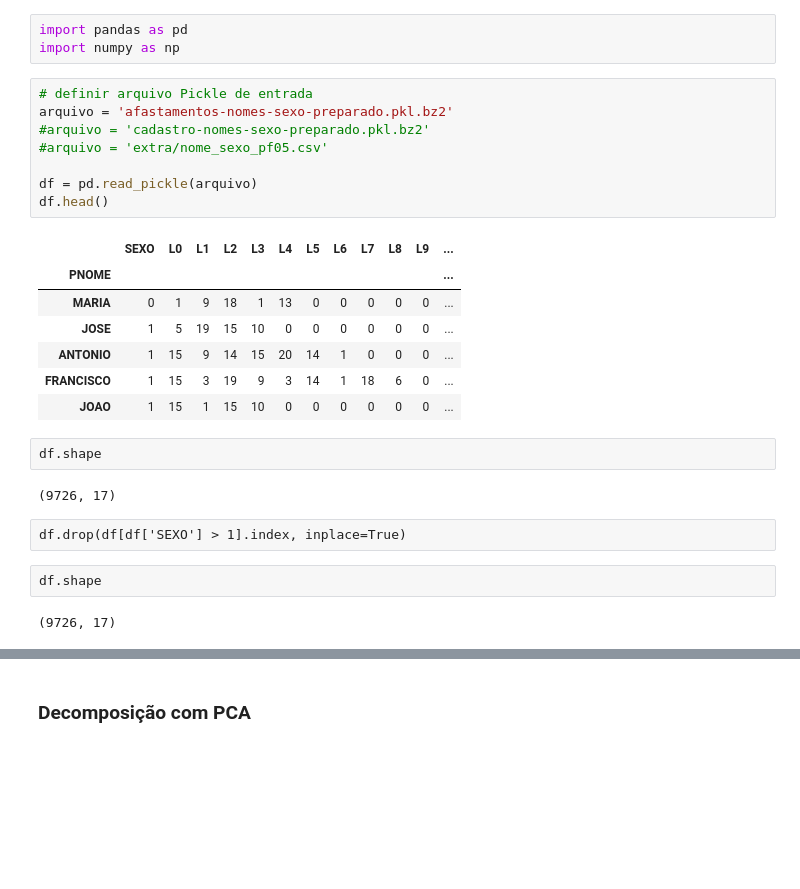
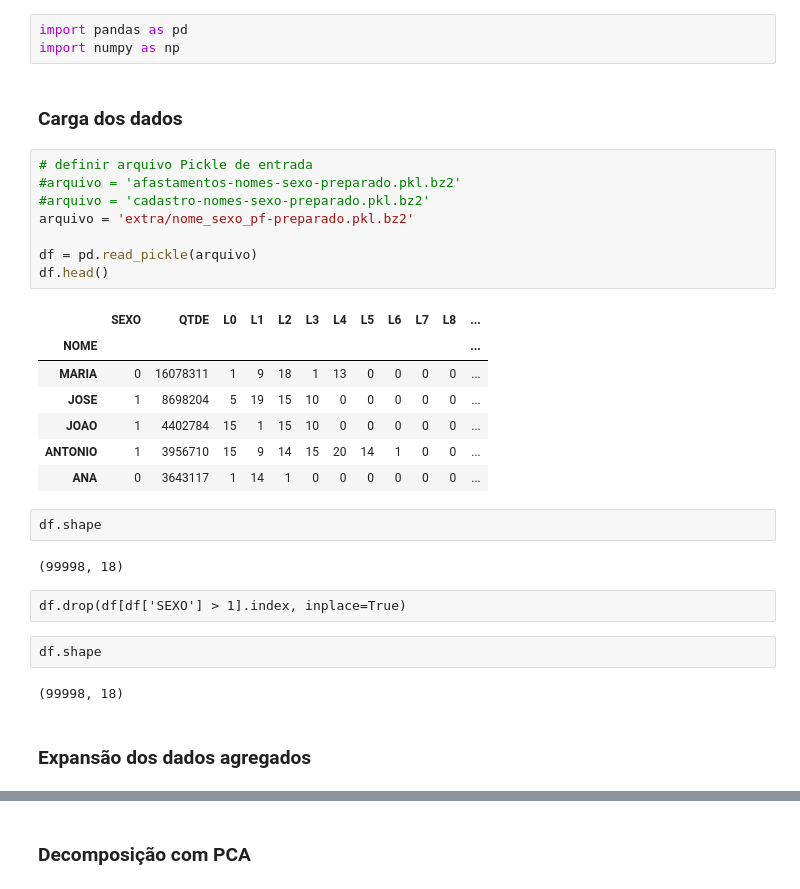
Before and after one commit to hjort/analise-pessoas-brasil, a Jupyter notebook: 71-modelo-genero-nome.ipynb, the cells around one changed output, grey strips where cells are left out. Drawn from its saved outputs; the diff is of its cells as text; blank space fills up the shorter version.

Commit message:
expansão dos dados agregados

```diff
--- a/71-modelo-genero-nome.ipynb
+++ b/71-modelo-genero-nome.ipynb
@@ -1,29 +1,33 @@
 # %%
 import pandas as pd
 import numpy as np
+# %% [markdown]
+### Carga dos dados
 # %%
 # definir arquivo Pickle de entrada
-arquivo = 'afastamentos-nomes-sexo-preparado.pkl.bz2'
+#arquivo = 'afastamentos-nomes-sexo-preparado.pkl.bz2'
 #arquivo = 'cadastro-nomes-sexo-preparado.pkl.bz2'
-#arquivo = 'extra/nome_sexo_pf05.csv'
+arquivo = 'extra/nome_sexo_pf-preparado.pkl.bz2'
 
 df = pd.read_pickle(arquivo)
 df.head()
 # %% [output]
-|  | SEXO | L0 | L1 | L2 | L3 | L4 | L5 | L6 | L7 | L8 | L9 | ... |
-| PNOME |  |  |  |  |  |  |  |  |  |  |  | ... |
-| MARIA | 0 | 1 | 9 | 18 | 1 | 13 | 0 | 0 | 0 | 0 | 0 | ... |
-| JOSE | 1 | 5 | 19 | 15 | 10 | 0 | 0 | 0 | 0 | 0 | 0 | ... |
-| ANTONIO | 1 | 15 | 9 | 14 | 15 | 20 | 14 | 1 | 0 | 0 | 0 | ... |
-| FRANCISCO | 1 | 15 | 3 | 19 | 9 | 3 | 14 | 1 | 18 | 6 | 0 | ... |
-| JOAO | 1 | 15 | 1 | 15 | 10 | 0 | 0 | 0 | 0 | 0 | 0 | ... |
+|  | SEXO | QTDE | L0 | L1 | L2 | L3 | L4 | L5 | L6 | L7 | L8 | ... |
+| NOME |  |  |  |  |  |  |  |  |  |  |  | ... |
+| MARIA | 0 | 16078311 | 1 | 9 | 18 | 1 | 13 | 0 | 0 | 0 | 0 | ... |
+| JOSE | 1 | 8698204 | 5 | 19 | 15 | 10 | 0 | 0 | 0 | 0 | 0 | ... |
+| JOAO | 1 | 4402784 | 15 | 1 | 15 | 10 | 0 | 0 | 0 | 0 | 0 | ... |
+| ANTONIO | 1 | 3956710 | 15 | 9 | 14 | 15 | 20 | 14 | 1 | 0 | 0 | ... |
+| ANA | 0 | 3643117 | 1 | 14 | 1 | 0 | 0 | 0 | 0 | 0 | 0 | ... |
 # %%
 df.shape
 # %% [output]
-(9726, 17)
+(99998, 18)
 # %% [raw]
 df.drop(df[df['SEXO'] > 1].index, inplace=True)
 # %%
 df.shape
 # %% [output]
-(9726, 17)
+(99998, 18)
+# %% [markdown]
+### Expansão dos dados agregados
```
Also changed, not shown: parts of 32 cells of this notebook, 7 other files.
